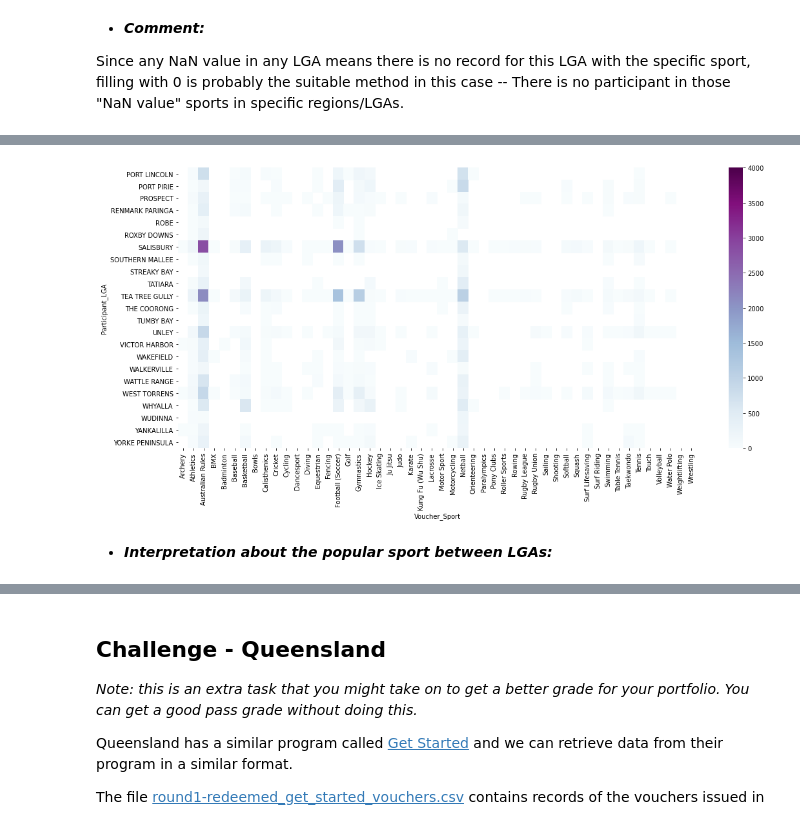
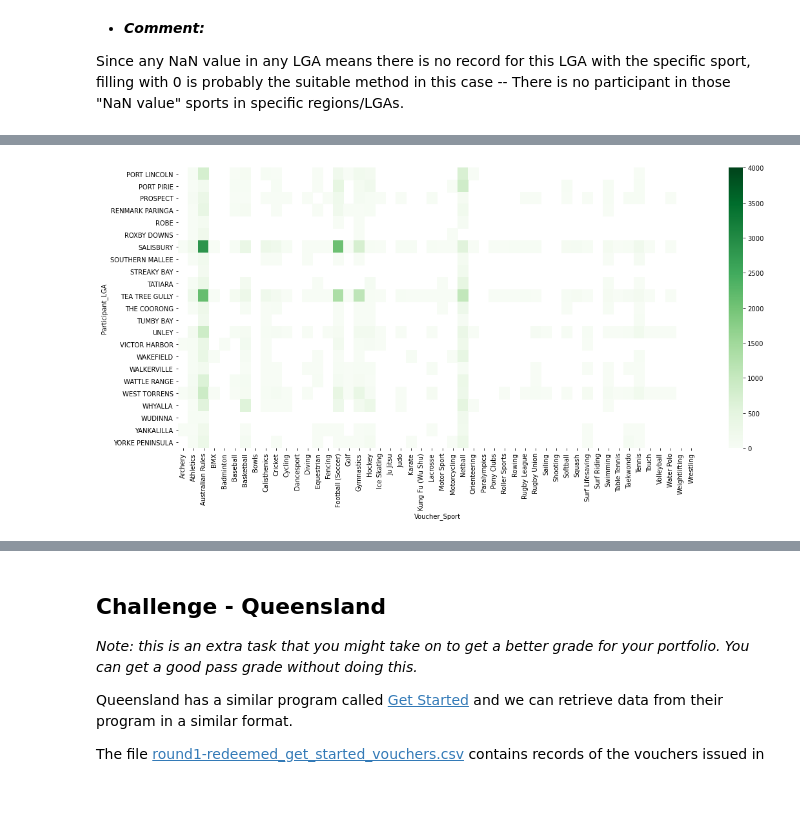
Before and after one commit to xuyenlinhHuynh/data-science-portfolio-xuyenlinhHuynh, a Jupyter notebook: Portfolio 2.ipynb, the cells around one changed output, grey strips where cells are left out. Saved outputs shown, nothing was run; the diff lists cells and outputs as text; code cells hidden in the pictures; blank space fills up the shorter version.

```diff
--- a/Portfolio 2.ipynb
+++ b/Portfolio 2.ipynb
@@ -296,8 +333,6 @@ plt.show()
 # %%
 fig, ax = plt.subplots(figsize=(18, 8))
-sns.heatmap(lga_group[46:], cmap="BuPu", vmin = 0, vmax= 4000)
+sns.heatmap(lga_group[46:], cmap="Greens", vmin = 0, vmax= 4000)
 plt.show()
 # %% [output]
-[figure, old version]
+[figure, new version]
-# %% [markdown]
-* **_Interpretation about the popular sport between LGAs:_**
```
Also changed, not shown: parts of 14 cells of this notebook.
